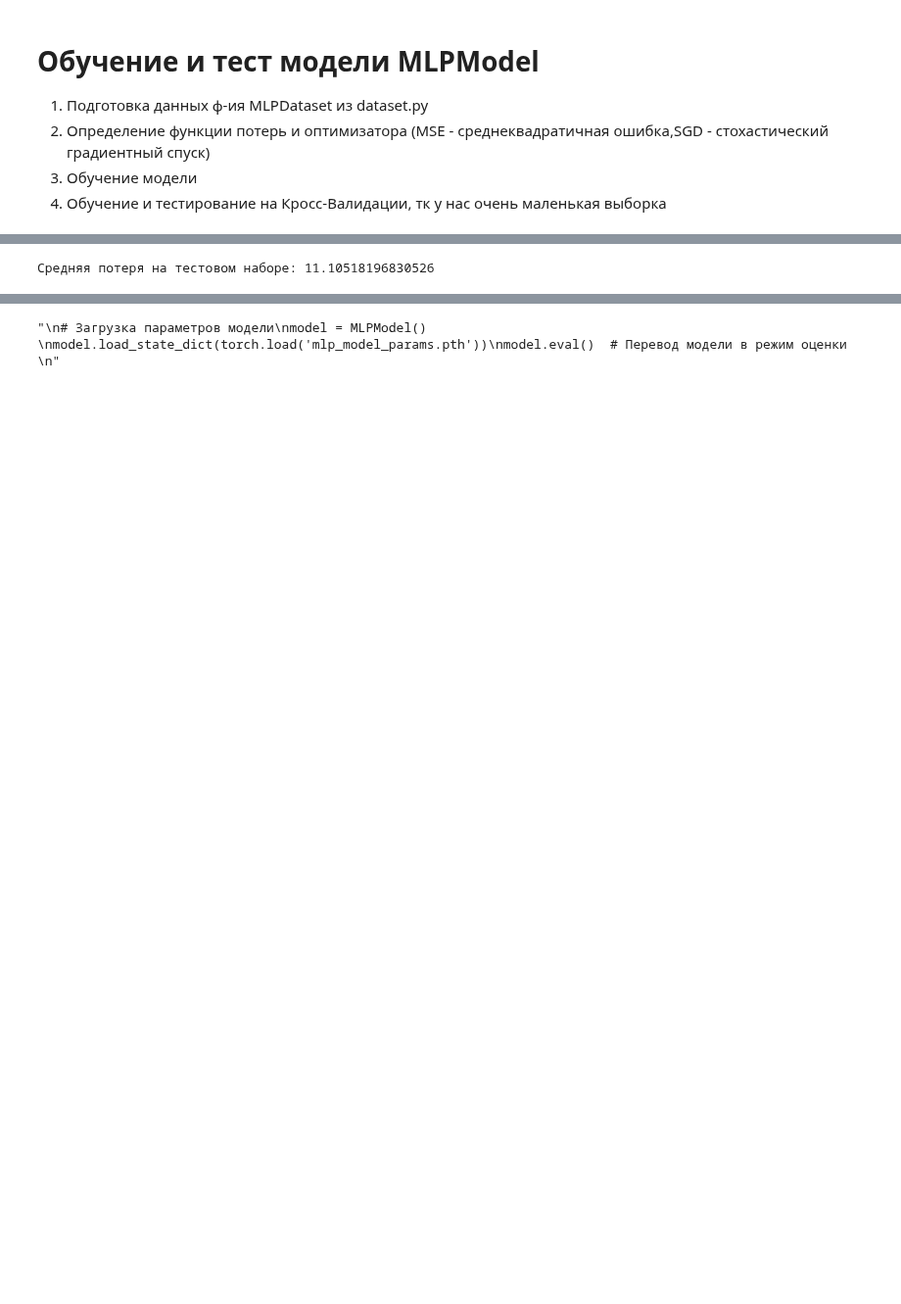
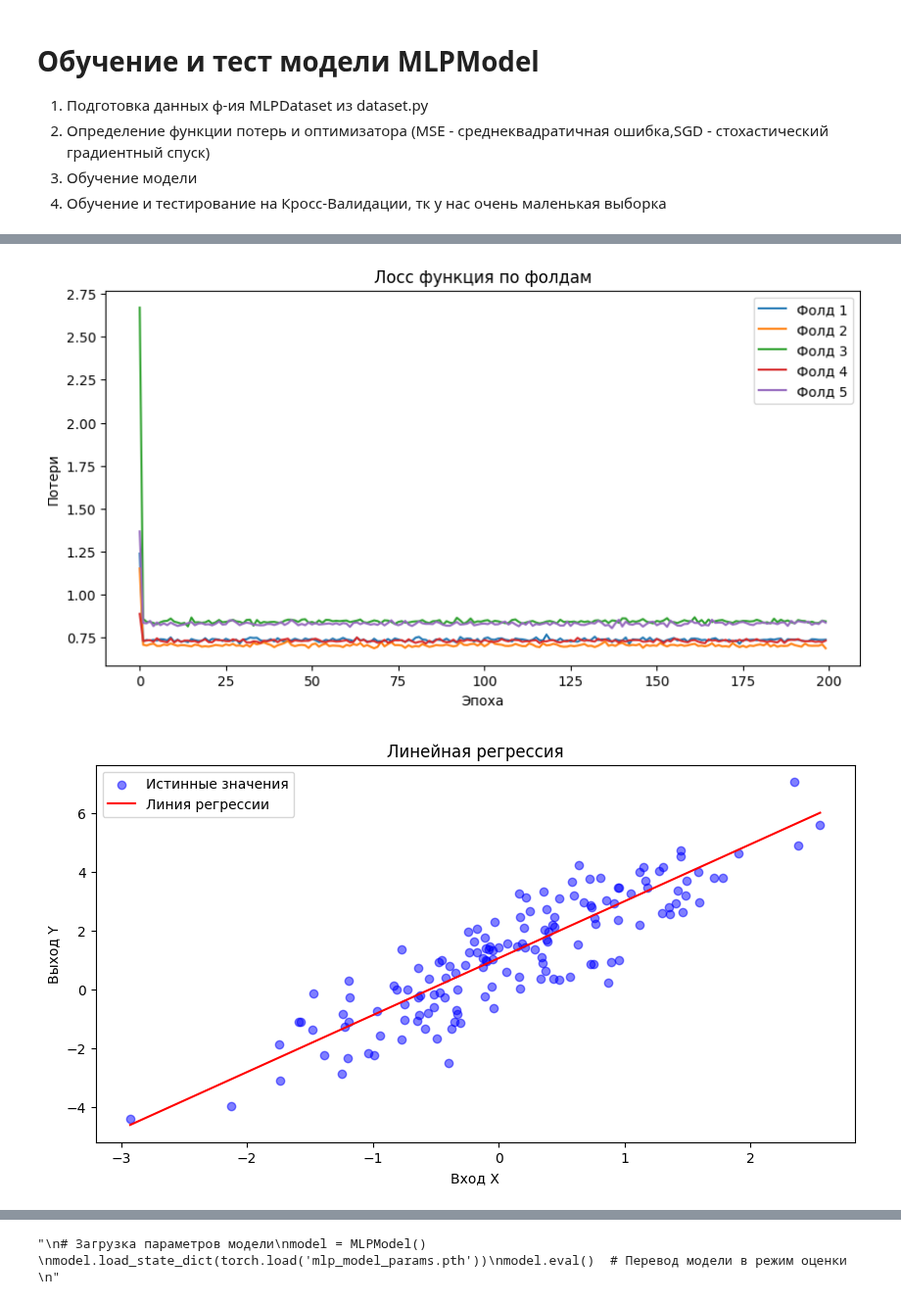
Before and after one commit to Gerc0g/ML-01, a Jupyter notebook: PyTorch convert to IOS and Android/modelTest.ipynb, the cells around one changed output, grey strips where cells are left out. Shown at 98% size. Cells and saved outputs as stored; diff of their text form; code cells hidden in the pictures; blank space fills up the shorter version.

```diff
--- a/PyTorch convert to IOS and Android/modelTest.ipynb
+++ b/PyTorch convert to IOS and Android/modelTest.ipynb
@@ -23,12 +253,5 @@ from dataset import MLPDataset,MLPTesDataset
 # %%
-#Импорт модели
-model = MLPModel()
 #MSE
 criterion = nn.MSELoss()
 # Стохастический градиентный спуск
-optimizer = optim.SGD(model.parameters(), lr=0.1)  #Епсилон = 0.1 с учетом нашего датасета [-1;1] это приемлемое значение
-
-# Получение датасета и DataLoader
-equalDataset = MLPDataset()
-dataset = equalDataset['dataset']
-train_loader = equalDataset['train_loader']  # Этот DataLoader мы не используем напрямую
+optimizer = optim.SGD(model.parameters(), lr=0.1)  #Епсилон = 0.1
@@ -182,5 +258,8 @@ def plot_fold_losses(fold_losses):
 # %%
 # Настройка KFold
+# Параметры
+k_folds = 5  # Количество фолдов для кросс-валидации
+epochs = 200  # Количество эпох обучения
 kfold = KFold(n_splits=k_folds, shuffle=True)
 
 fold_losses = []  # Список для хранения истории потерь для каждого фолда
@@ -195,40 +274,26 @@ for fold, (train_ids, test_ids) in enumerate(kfold.split(dataset)):
     test_subsampler = SubsetRandomSampler(test_ids)
 
     # DataLoader'ы для текущего разбиения
-    train_loader = DataLoader(dataset, batch_size=10, sampler=train_subsampler)
-    test_loader = DataLoader(dataset, batch_size=10, sampler=test_subsampler)
+    train_loader_in = DataLoader(dataset, batch_size=10, sampler=train_subsampler)
+    test_loader_in = DataLoader(dataset, batch_size=10, sampler=test_subsampler)
 
     # Сброс параметров модели для нового фолда
     model.apply(reset_weights)
     optimizer = torch.optim.SGD(model.parameters(), lr=0.1)  # Создание нового оптимизатора может быть также полезным для сброса моментов
 
     # Обучение модели и сохранение истории потерь
-    fold_loss = train_model(model, criterion, optimizer, train_loader, epochs)
+    fold_loss = train_model(model, criterion, optimizer, train_loader_in, epochs)
     fold_losses.append(fold_loss)
 
     # Тестирование модели
     model.eval()  # Перевод модели в режим оценки
     total_loss = 0
     with torch.no_grad():
-        for inputs, labels in test_loader:
+        for inputs, labels in test_loader_in:
             outputs = model(inputs)
             loss = criterion(outputs, labels)
             total_loss += loss.item()
-    print(f'Test Loss for fold {fold}: {total_loss / len(test_loader)}\n')
-
-
-
-
-# Визуализация потерь для каждого фолда
-plot_fold_losses(fold_losses)
-
-# Визуализация входных данных
-plot_data(train_loader)
-
-# Визуализация результатов
-test_data = MLPTesDataset()
-test_loader = test_data['test_loader']
-plot_regression_line(model, test_loader)
+    print(f'Test Loss for fold {fold}: {total_loss / len(test_loader_in)}\n')
 # %% [output]
 FOLD 1
 --------------------------------
@@ -253,9 +315,9 @@ Test Loss for fold 4: 0.004401522921398282
-# %%
-# Создание тестового набора данных
-test_data = MLPTesDataset()
-test_loader = test_data['test_loader']
-
-# Проверка модели
-test_model(model, criterion, test_loader)
-# %% [output]
-Средняя потеря на тестовом наборе: 11.10518196830526
+# %%
+# Визуализация потерь для каждого фолда
+plot_fold_losses(fold_losses)
+
+# Визуализация результатов
+plot_regression_line(model, train_loader)
+# %% [output]
+[figure, added]
+[figure, added]
```
Also changed, not shown: parts of 8 cells of this notebook, 4 other files.
